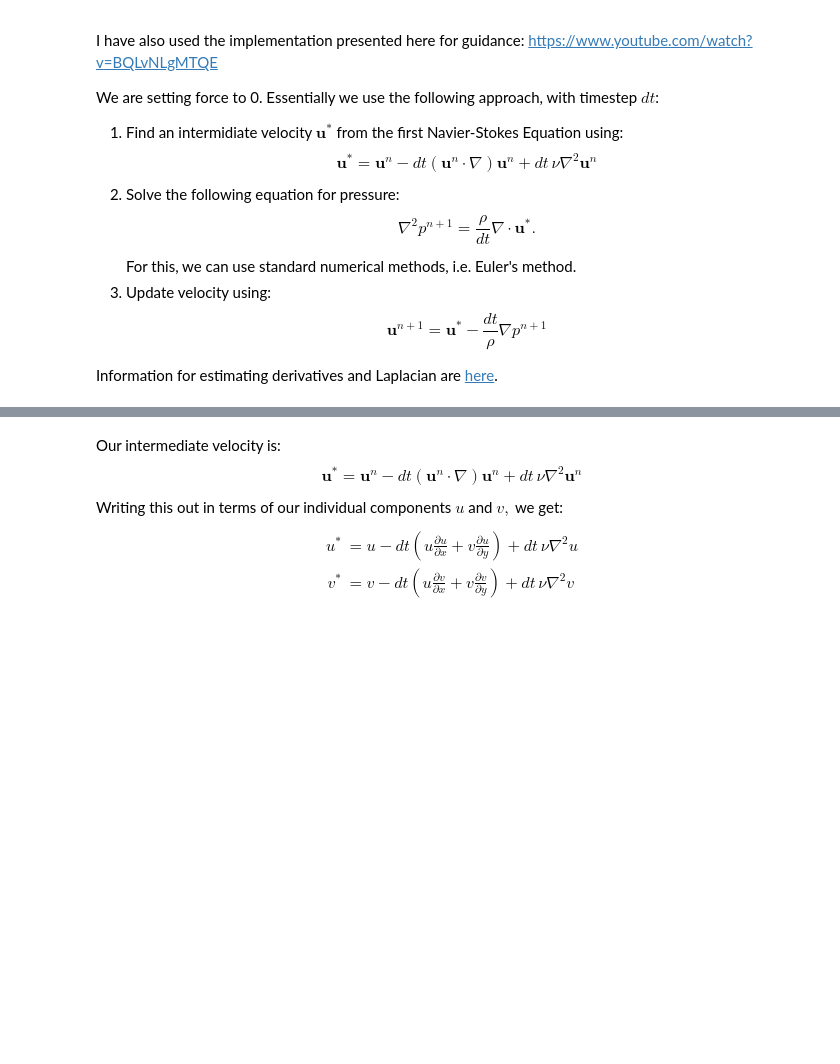
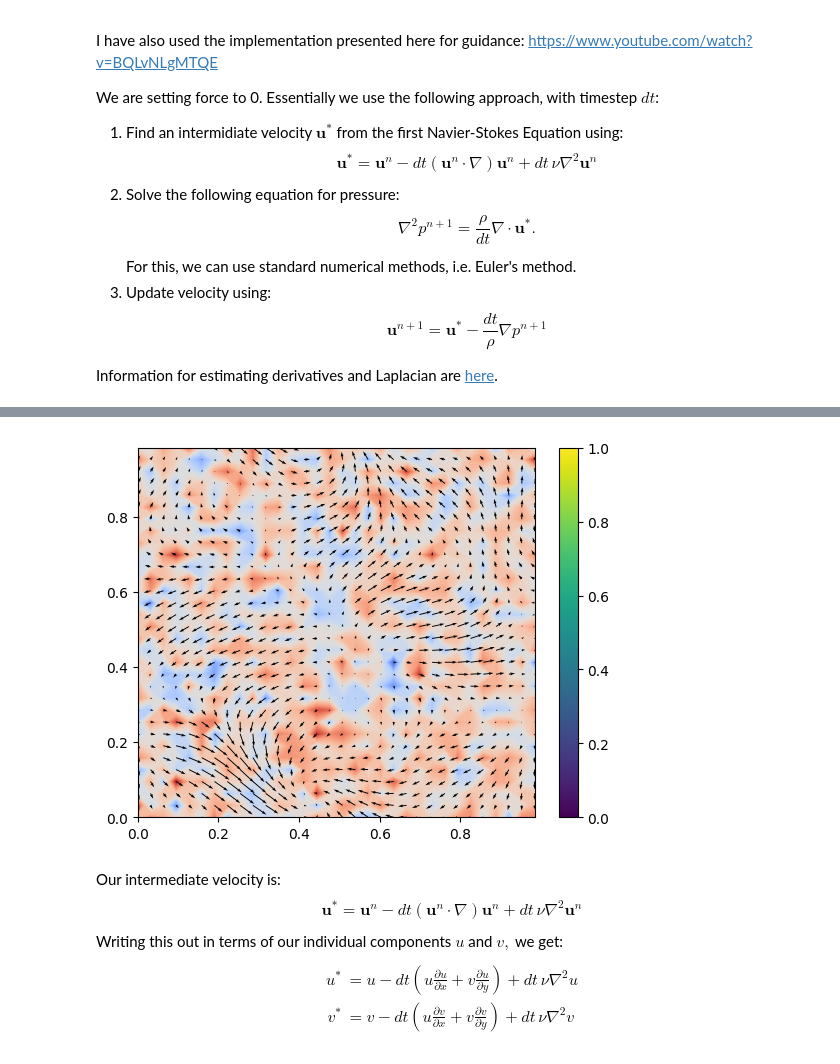
Before and after one commit to jakedorman64/internship, a Jupyter notebook: Navier_Stokes_Solver_With_Periodic_Boundaries.ipynb, the cells around one changed output, grey strips where cells are left out. Cells and saved outputs as stored; diff of their text form; code cells hidden in the pictures; blank space fills up the shorter version.

```diff
--- a/Navier_Stokes_Solver_With_Periodic_Boundaries.ipynb
+++ b/Navier_Stokes_Solver_With_Periodic_Boundaries.ipynb
@@ -156,34 +145,27 @@ field = gaussian_mock(spectrum_map.flatten(), N_POINTS).T
 # %%
 # Define our x and y grid, and the velocities u and v in the x and y directions respectively, and pressure.
 x = np.linspace(0.0, DOMAIN_SIZE, N_POINTS)
 y = np.linspace(0.0, DOMAIN_SIZE, N_POINTS)
 
 X, Y = np.meshgrid(x, y)
 
 p_prev = np.random.normal(loc=10, size= X.shape)
 
+
+# We currently model with force as 0, but this can be changed by adding extra terms below.
 force_x = np.zeros_like(X)
 force_y = np.zeros_like(X)
 
-# force_x[:, 0] = 10 * np.ones_like(X[:, 0])
-# force_x[:, -1] = 10 * np.ones_like(X[:, -1])
-# force_y[0, :] = 10 * np.ones_like(X[0, :])
-# force_y[-1, :] = 10 * np.ones_like(X[-1, :])
-
 u_prev, v_prev = k2g_fft(field*0, field, dx=1, pad=False)
 
-#print(d_dx(u_prev) + d_dy(v_prev))
-
-# p_prev[:, :20] = 10 * np.ones_like(X[:, :20])
-# p_prev[:, 20:] = 30 * np.ones_like(X[:, 20:])
-
-# plt.imshow(u_prev), plt.show()
-# plt.imshow(v_prev), plt.show()
-
-# plt.figure()
-# plt.contourf(X[::2, ::2], Y[::2, ::2], p_prev[::2, ::2], 100, cmap="coolwarm")
-# plt.quiver(X[::2, ::2], Y[::2, ::2], u_prev[::2, ::2], v_prev[::2, ::2], color="black")
-# plt.show()
+#This produces the plot of the initial conditions.
+plt.figure()
+plt.contourf(X[::2, ::2], Y[::2, ::2], p_prev[::2, ::2], 100, cmap="coolwarm")
+plt.quiver(X[::2, ::2], Y[::2, ::2], u_prev[::2, ::2], v_prev[::2, ::2], color="black")
+plt.colorbar()
+plt.show()
+# %% [output]
+[figure, added]
 # %%
 # Define our derivatives in each direction, plus the Laplacian:
 # d_dx at f(0,0) is essentially [ f(1,0) - f(-1,0) ] / element_length, since element length is the distance between points, and d_dy is identical.
```
Also changed, not shown: parts of 6 cells of this notebook.
